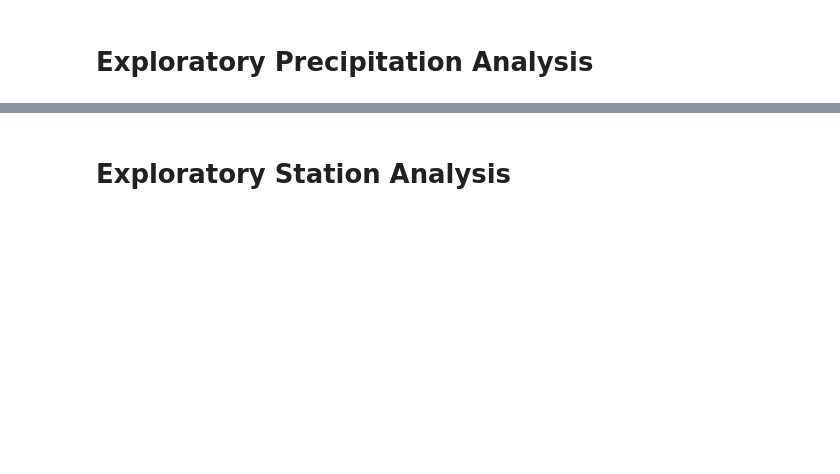
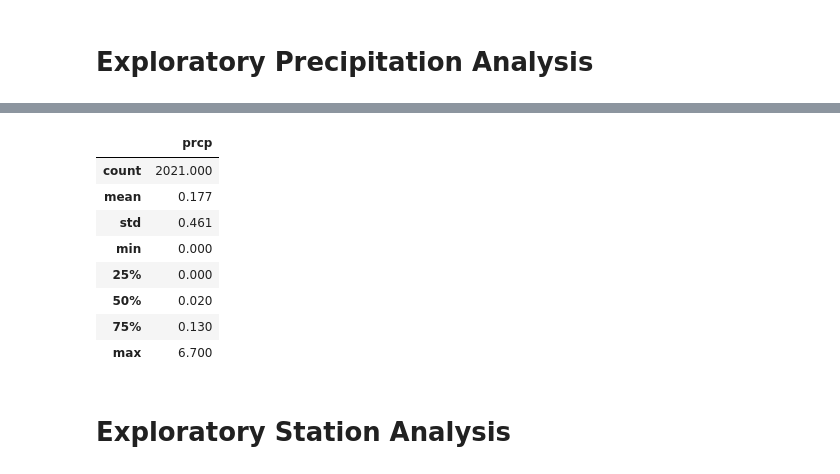
Before and after one commit to D11eleven/sqlalchemy-challenge, a Jupyter notebook: climate_starter.ipynb, the cells around one changed output, grey strips where cells are left out. Drawn from its saved outputs; the diff is of its cells as text; code cells hidden in the pictures; blank space fills up the shorter version.

```diff
--- a/climate_starter.ipynb
+++ b/climate_starter.ipynb
@@ -123,6 +162,16 @@ plt.show()
 # %%
 # Use Pandas to calcualte the summary statistics for the precipitation data
-df_clean.describe()
+df_clean.describe().round(3)
+# %% [output]
+|  | prcp |
+| count | 2021.000 |
+| mean | 0.177 |
+| std | 0.461 |
+| min | 0.000 |
+| 25% | 0.000 |
+| 50% | 0.020 |
+| 75% | 0.130 |
+| max | 6.700 |
 # %% [markdown]
 # Exploratory Station Analysis
 # %%
```
Also changed, not shown: parts of 12 cells of this notebook, 3 other files.
